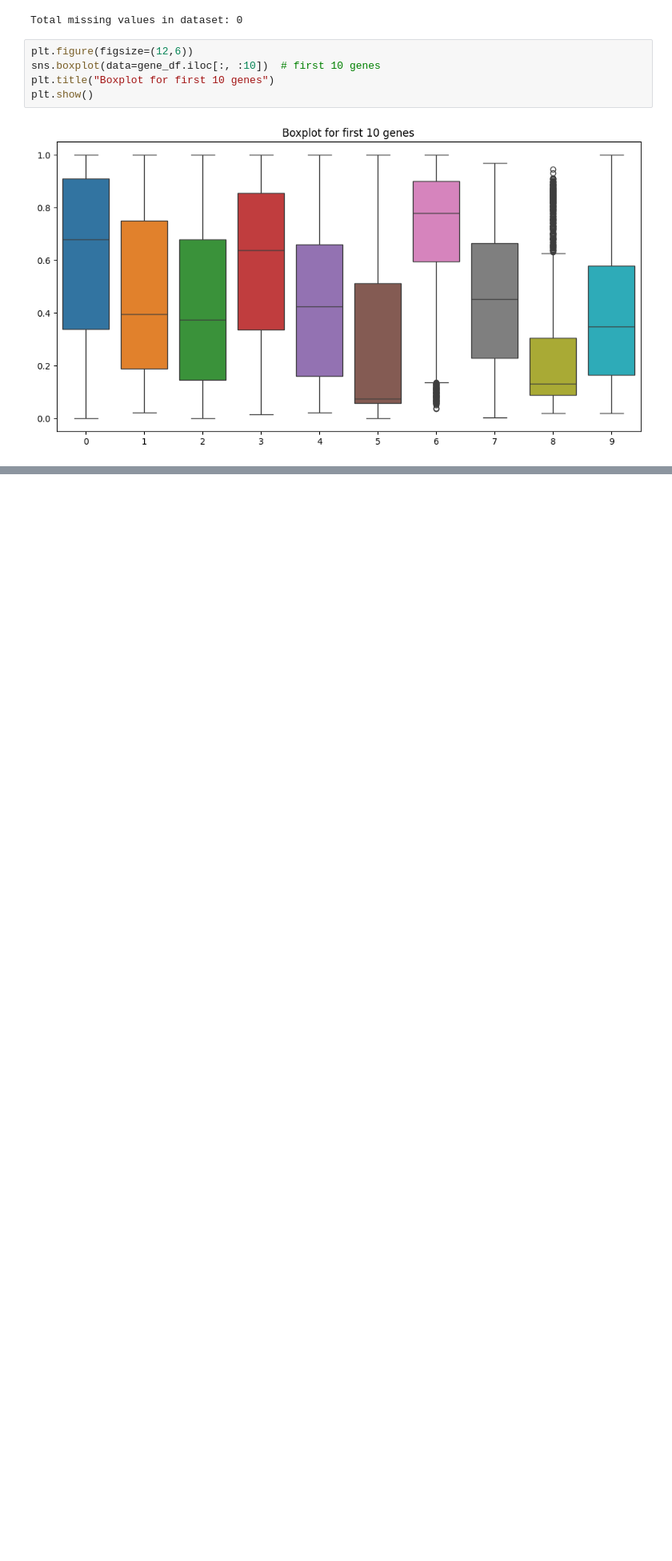
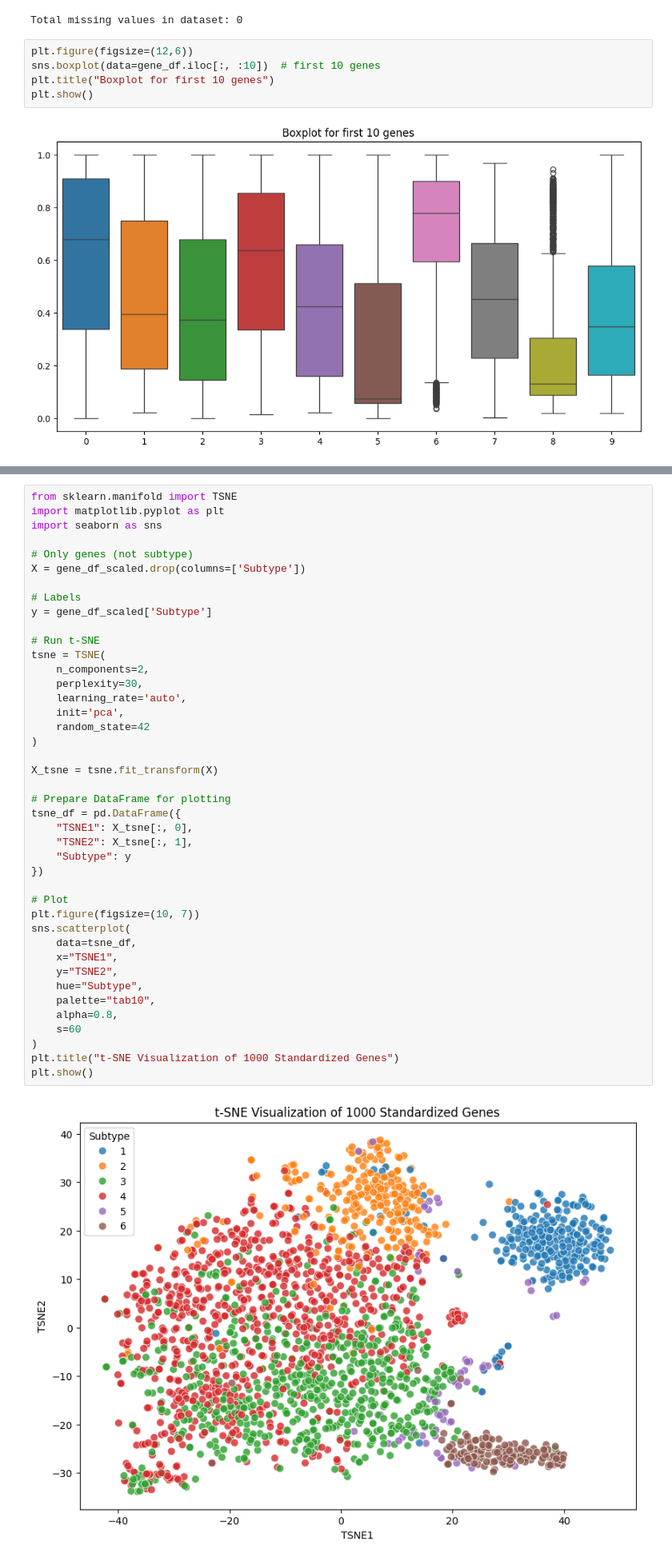
Before and after one commit to saikaldi/genomicDL, a Jupyter notebook: main.ipynb, the cells around one changed output, grey strips where cells are left out. Shown at 80% size. Drawn from its saved outputs; the diff is of its cells as text; blank space fills up the shorter version.

```diff
--- a/main.ipynb
+++ b/main.ipynb
@@ -117,0 +245,44 @@ plt.show()
+# %%
+from sklearn.manifold import TSNE
+import matplotlib.pyplot as plt
+import seaborn as sns
+
+# Only genes (not subtype)
+X = gene_df_scaled.drop(columns=['Subtype'])
+
+# Labels
+y = gene_df_scaled['Subtype']
+
+# Run t-SNE
+tsne = TSNE(
+    n_components=2,
+    perplexity=30,
+    learning_rate='auto',
+    init='pca',
+    random_state=42
+)
+
+X_tsne = tsne.fit_transform(X)
+
+# Prepare DataFrame for plotting
+tsne_df = pd.DataFrame({
+    "TSNE1": X_tsne[:, 0],
+    "TSNE2": X_tsne[:, 1],
+    "Subtype": y
+})
+
+# Plot
+plt.figure(figsize=(10, 7))
+sns.scatterplot(
+    data=tsne_df,
+    x="TSNE1",
+    y="TSNE2",
+    hue="Subtype",
+    palette="tab10",
+    alpha=0.8,
+    s=60
+)
+plt.title("t-SNE Visualization of 1000 Standardized Genes")
+plt.show()
+# %% [output]
+[figure, added]
```
Also changed, not shown: parts of 8 cells of this notebook.
